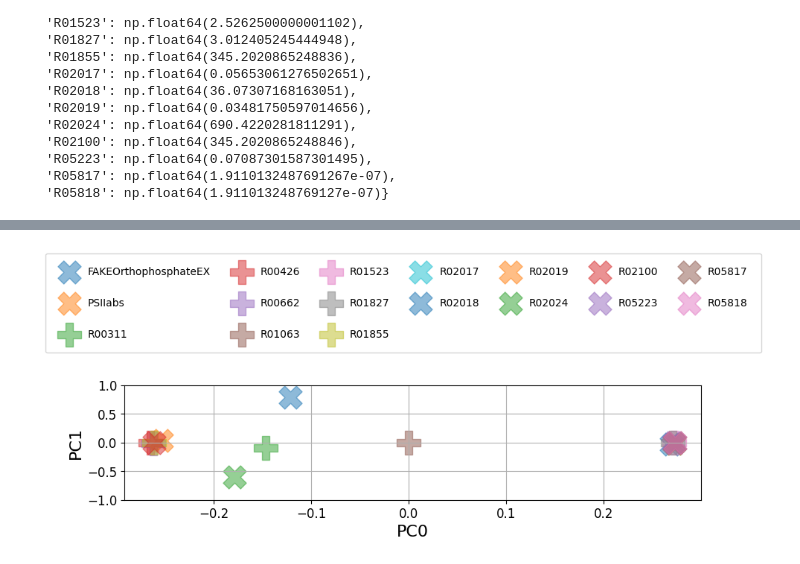
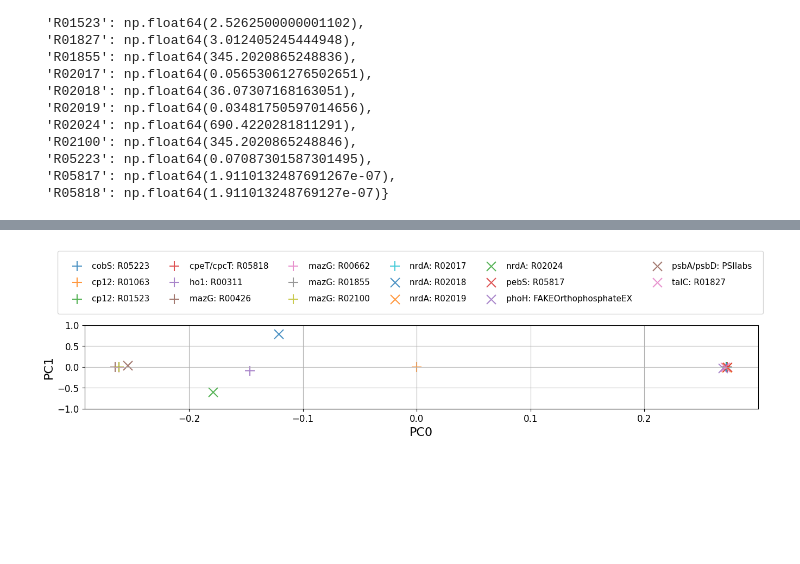
Before and after one commit to NWBRaVE/p-hm2-amgs-in-med4, a Jupyter notebook: phage_biomass_impact.ipynb, the cells around one changed output, grey strips where cells are left out. Saved outputs shown, nothing was run; the diff lists cells and outputs as text; code cells hidden in the pictures; blank space fills up the shorter version.

```diff
--- a/phage_biomass_impact.ipynb
+++ b/phage_biomass_impact.ipynb
@@ -12,6 +13,8 @@ from plotting_utils import plot_impact_graph
 model = cobra.io.read_sbml_model("model_files/ProchlorococcusMED4+PHM2v1.xml")
 amgs = json.loads(open("model_files/amg_reactions.json").read())
 manual_relabels = json.loads(open("model_files/subsystem_alias.json").read())
+amg_gene_names = json.loads(open("model_files/amg_gene_map.json").read())
+amg_rxn_names = {k: f"{v}: {k}" for k, v in amg_gene_names.items()}
 # %%
 with model as healthy:
     fva_healthy = cobra.flux_analysis.flux_variability_analysis(healthy)
@@ -178,3 +189,6 @@ for amg, fva in sorted(amg_fvas.items()):
     mid_diff = mids - hmid
     mdiffs[amg] = mid_diff
 mdf = pd.DataFrame(mdiffs)
+# %%
+mdf = mdf.reindex(sorted(mdf.columns, key=lambda x: amg_rxn_names[x]), axis=1)
+mdf
@@ -261,7 +298,7 @@ plt.show()
 # %%
 pcadf = pd.concat([mdf.iloc[:, 0] * 0, mdf], axis=1)
 pcadf.columns = ["No AMG"] + list(mdf.columns)
-pcadf
+pcadf.drop("No AMG", axis=1, inplace=True)
 df_normalized = ((pcadf - pcadf.mean()) / pcadf.std()).fillna(0)
 
 pca = PCA(n_components=pcadf.shape[1])
@@ -273,6 +310,7 @@ loadings = pd.DataFrame(
     columns=["PC%s" % _ for _ in range(len(df_normalized.columns))],
     index=pcadf.columns,
 )
+loadings.reindex(sorted(loadings.index, key=lambda x: amg_rxn_names[x]))
 loadings
 # %% [output]
 |  | PC0 | PC1 | PC2 | PC3 | PC4 | PC5 | PC6 | PC7 | PC8 | PC9 | PC10 | ... |
@@ -295,36 +334,32 @@ loadings
 # %%
-fig, ax = plt.subplots(1, 1, figsize=(10, 2))
-for i, row in loadings.iterrows():
+fig, ax = plt.subplots(1, 1, figsize=(16, 2))
+for i, (amg, row) in enumerate(loadings.iterrows()):
     x = row["PC0"]
     y = row["PC1"]
-    if i == "No AMG":
+    if amg == "No AMG":
         continue
     ax.scatter(
         x,
         y,
-        label=i,
-        marker="P"
-        if i.startswith("R00") or i.startswith("R01")
-        else "o"
-        if i == "No AMG"
-        else "X",
-        s=500,
-        alpha=0.5,
+        label=amg_rxn_names[amg],
+        marker="+" if i < 10 else "x",
+        s=150,
+        alpha=0.8,
     )
 ax.grid(True)
 ax.tick_params(axis="both", which="both", labelsize=12)
 ax.set_xlabel("PC0", fontsize=16)
 ax.set_ylabel("PC1", fontsize=16)
 fig.legend(
-    ncols=7,
+    ncols=6,
     loc="upper center",
-    bbox_to_anchor=(0.5, 1.8),
-    fontsize=10,
-    labelspacing=2,
+    bbox_to_anchor=(0.5, 1.6),
+    fontsize=11,
+    labelspacing=1,
     borderpad=1.3,
 )
 # ax.set_xlim([-1, 1])
 ax.set_ylim([-1, 1])
 plt.show()
 # %% [output]
-[figure, old version]
+[figure, new version]
```
Also changed, not shown: parts of 8 cells of this notebook, 2 other files.
